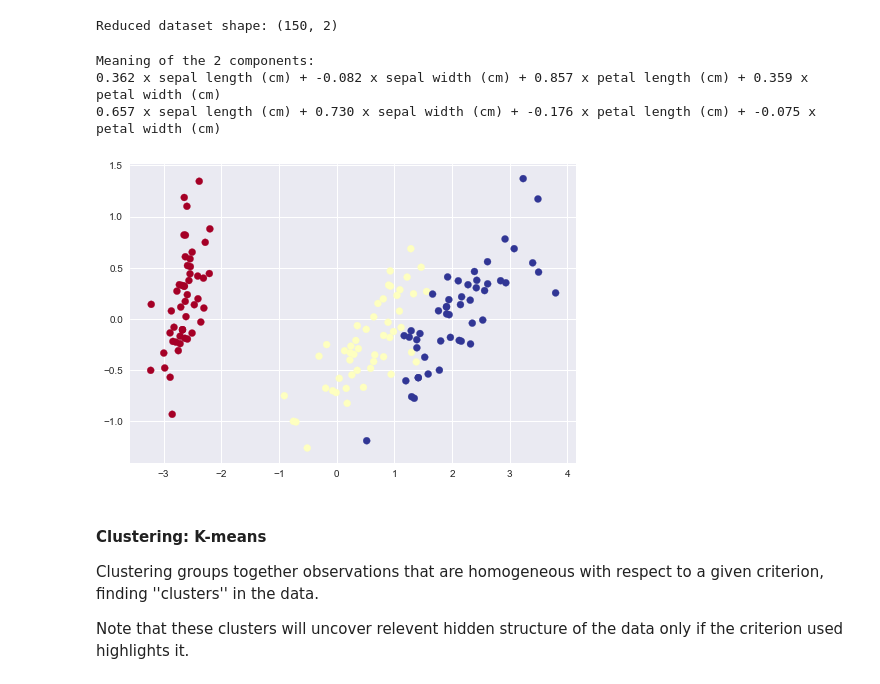
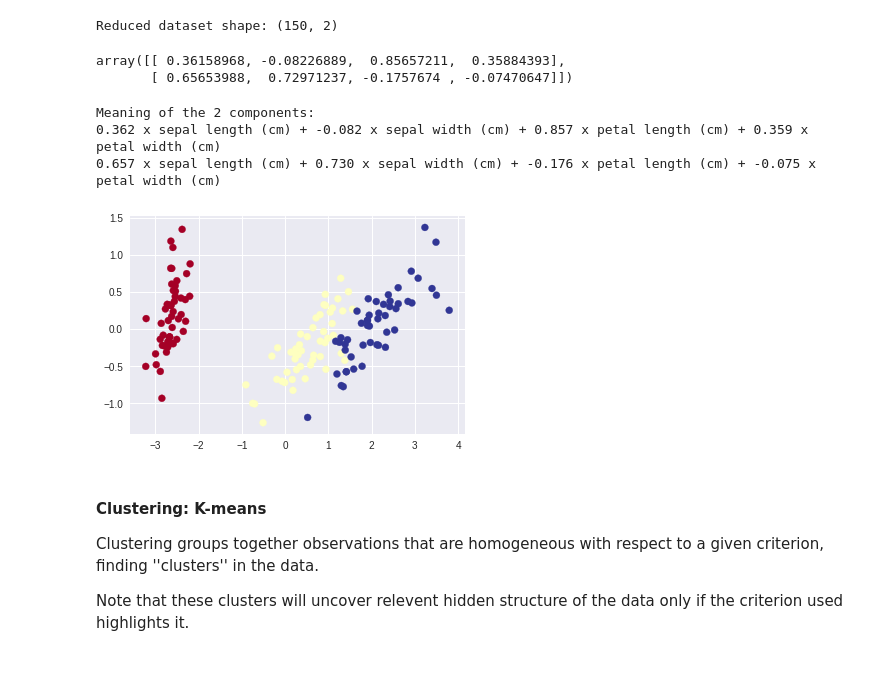
Before and after one commit to EmanuelFontelles/machineLearning, a Jupyter notebook: notebook/01-sklearn/02.2-Basic-Principles.ipynb, the cells around one changed output. Drawn from its saved outputs; the diff is of its cells as text; code cells hidden in the pictures.

```diff
--- a/notebook/01-sklearn/02.2-Basic-Principles.ipynb
+++ b/notebook/01-sklearn/02.2-Basic-Principles.ipynb
@@ -328,21 +328,24 @@ X_reduced = pca.transform(X)
 print("Reduced dataset shape:", X_reduced.shape)
 # %% [output]
 Reduced dataset shape: (150, 2)
+# %%
+pca.components_
+# %% [output]
+array([[ 0.36158968, -0.08226889,  0.85657211,  0.35884393],
+       [ 0.65653988,  0.72971237, -0.1757674 , -0.07470647]])
 # %%
 import pylab as plt
-plt.scatter(X_reduced[:, 0], X_reduced[:, 1], c=y,
-           cmap='RdYlBu')
+plt.scatter(X_reduced[:, 0], X_reduced[:, 1], c=y, cmap='RdYlBu')
 
 print("Meaning of the 2 components:")
 for component in pca.components_:
     print(" + ".join("%.3f x %s" % (value, name)
-                     for value, name in zip(component,
-                                            iris.feature_names)))
+                     for value, name in zip(component, iris.feature_names)))
 # %% [output]
 Meaning of the 2 components:
 0.362 x sepal length (cm) + -0.082 x sepal width (cm) + 0.857 x petal length (cm) + 0.359 x petal width (cm)
 0.657 x sepal length (cm) + 0.730 x sepal width (cm) + -0.176 x petal length (cm) + -0.075 x petal width (cm)
-[figure, old version]
+[figure, new version]
 # %% [markdown]
 #### Clustering: K-means
 
```
Also changed, not shown: parts of 3 cells of this notebook, 1 other file.
